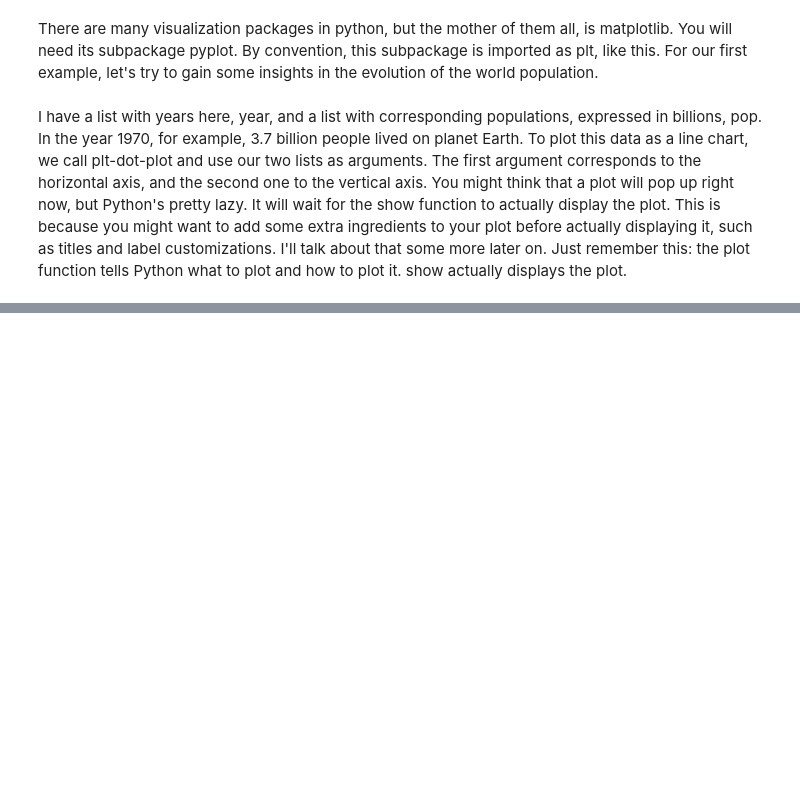
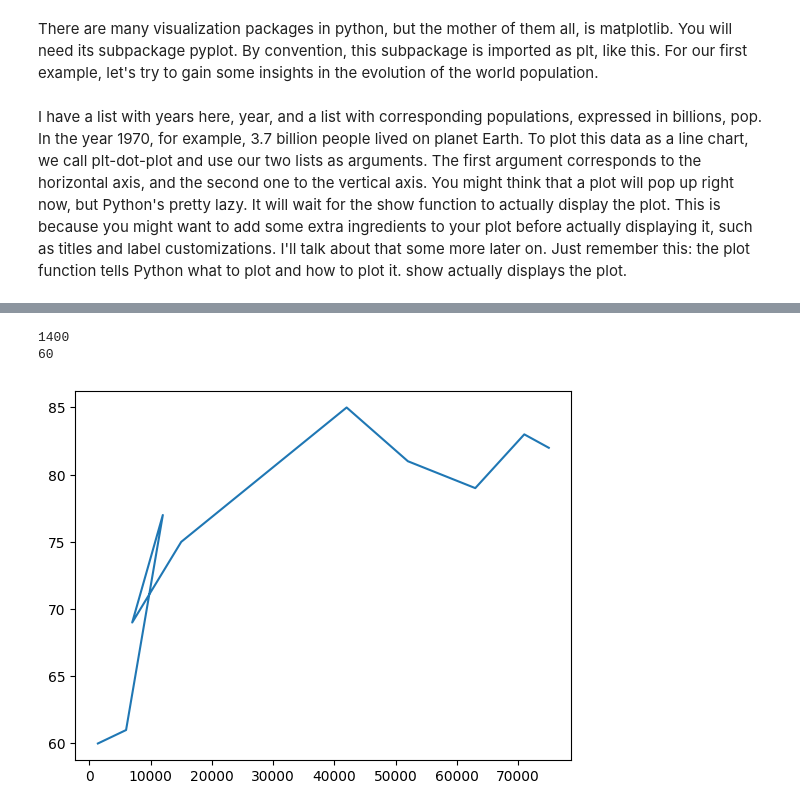
Before and after one commit to lachemontes/DS_python, a Jupyter notebook: notes/Intermediate/matplotlib.ipynb, the cells around one changed output, grey strips where cells are left out. Cells and saved outputs as stored; diff of their text form; code cells hidden in the pictures; blank space fills up the shorter version.

```diff
--- a/notes/Intermediate/matplotlib.ipynb
+++ b/notes/Intermediate/matplotlib.ipynb
@@ -26,0 +83,21 @@ plt.show()
+# %%
+# Datos ficticios de PIB per cápita (en dólares) y esperanza de vida (en años)
+countries = ["Norway", "Switzerland", "United States", "Germany", "Japan", "Brazil", "India", "China", "Nigeria", "Zimbabwe"]
+gdp_cap = [75000, 71000, 63000, 52000, 42000, 15000, 7000, 12000, 6000, 1400]  # PIB per cápita en USD
+life_exp = [82, 83, 79, 81, 85, 75, 69, 77, 61, 60]  # Esperanza de vida en años
+# %%
+# Print the last item of gdp_cap and life_exp
+
+print(gdp_cap[-1])
+print(life_exp[-1])
+
+# Make a line plot, gdp_cap on the x-axis, life_exp on the y-axis
+
+plt.plot(gdp_cap, life_exp)
+
+# Display the plot
+plt.show()
+# %% [output]
+1400
+60
+[figure, added]
```
Also changed, not shown: parts of 17 cells of this notebook.
